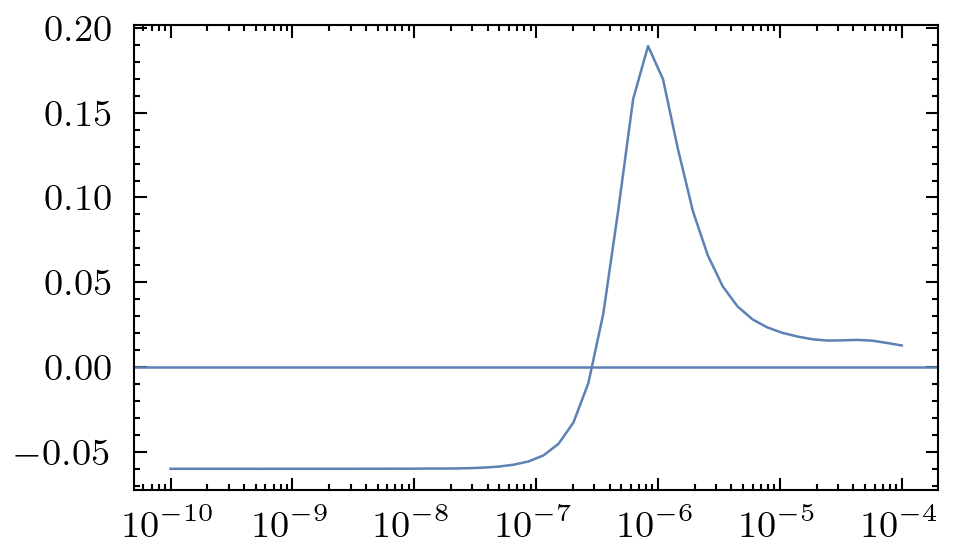
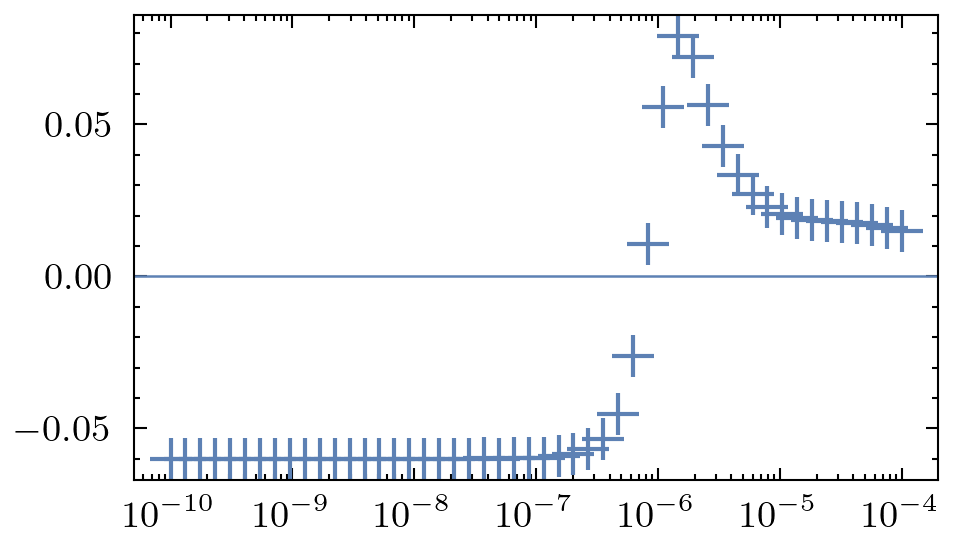
Unified diff of the notebook cell whose output changed from the first chart to the second:
--- before
+++ after
@@ -1,5 +1,8 @@
-plt.plot(Delta_N_eff_interp_dict[1.048e+05][1.048e+05].x, Delta_N_eff_interp_dict[1.048e+05][1.048e+05].y - 0.06)
+plt.plot(Delta_N_eff_interp_dict[test_mass][1000*test_mass].x, 
+         Delta_N_eff_interp_dict[test_mass][1000*test_mass].y - 0.06, 
+         linestyle='none',
+        marker='+')
 plt.axhline(0.0)
 plt.xscale('log')
 
-find_Q_DNeff_constraint(Delta_N_eff_interp_dict[1.048e+05][1.048e+05], 0.06)
+find_Q_DNeff_constraint(Delta_N_eff_interp_dict[1.048e+05][1000*1.048e+05], 0.06)

Commit: fixed calculation of photon thermal mass